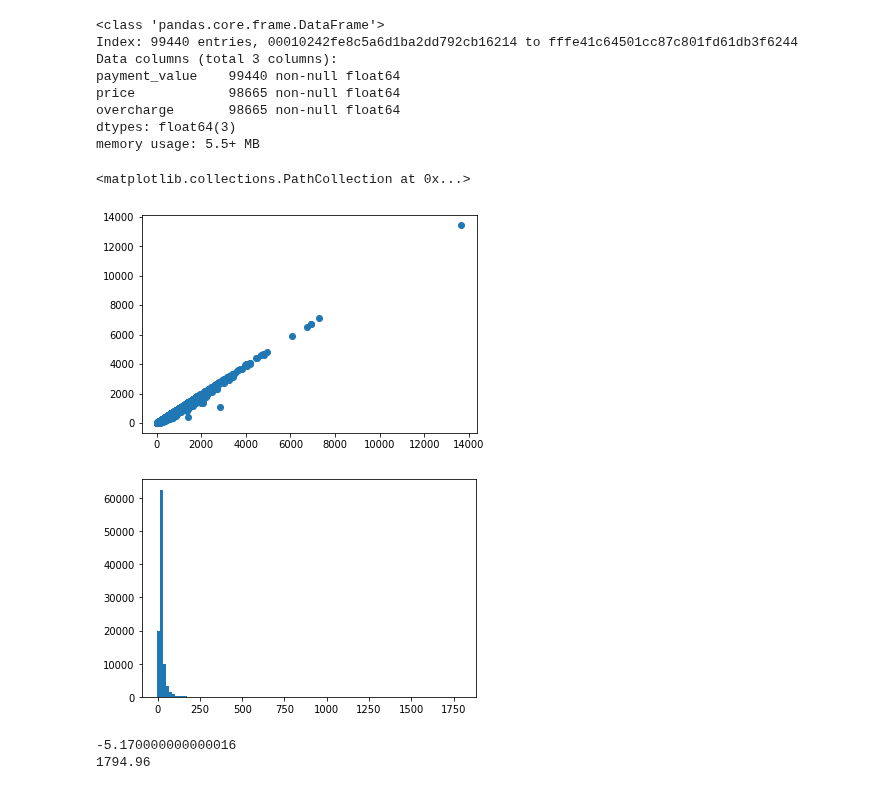
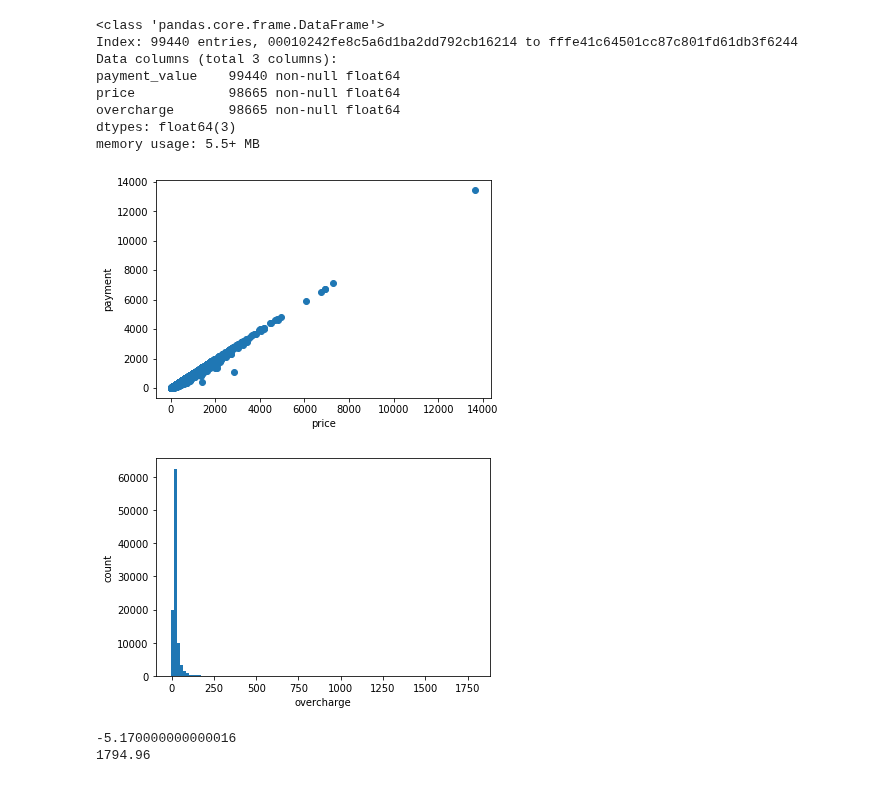
Before and after one commit to alireza-alizadegan/e-commerce-Sales, a Jupyter notebook: Brazil/Sentiment Analysis.ipynb, the cells around one changed output. Saved outputs shown, nothing was run; the diff lists cells and outputs as text; code cells hidden in the pictures.

```diff
--- a/Brazil/Sentiment Analysis.ipynb
+++ b/Brazil/Sentiment Analysis.ipynb
@@ -677,13 +681,16 @@ dtypes: float64(3)
 memory usage: 5.5+ MB
 # %%
 plt.scatter(payment_price_df.payment_value, payment_price_df.price)
+plt.xlabel('price')
+plt.ylabel('payment');
 # %% [output]
-<matplotlib.collections.PathCollection at 0x...>
-[figure, old version]
+[figure, new version]
 # %%
 plt.hist(payment_price_df.overcharge, bins=100);
+plt.xlabel('overcharge')
+plt.ylabel('count');
 # %% [output]
-[figure, old version]
+[figure, new version]
 # %%
 print(payment_price_df.overcharge.min())
 print(payment_price_df.overcharge.max())
```
Also changed, not shown: parts of 3 cells of this notebook, 8 other files.
